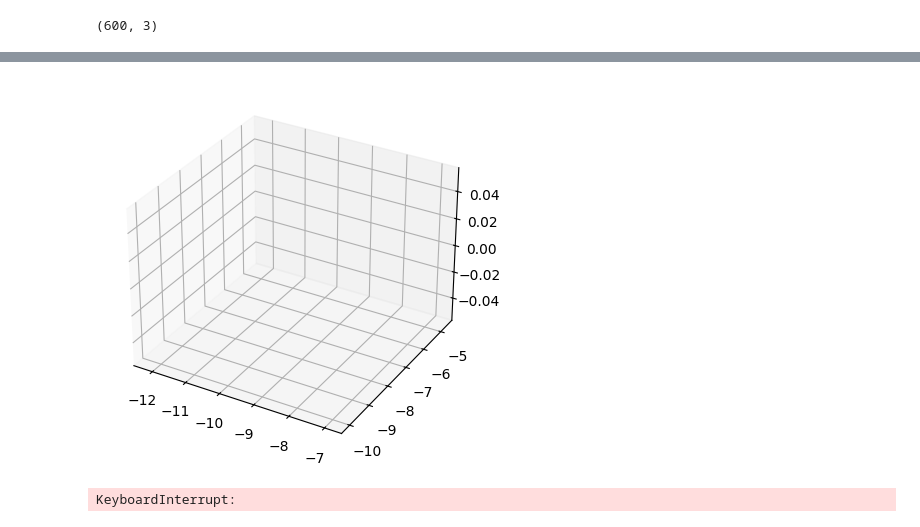
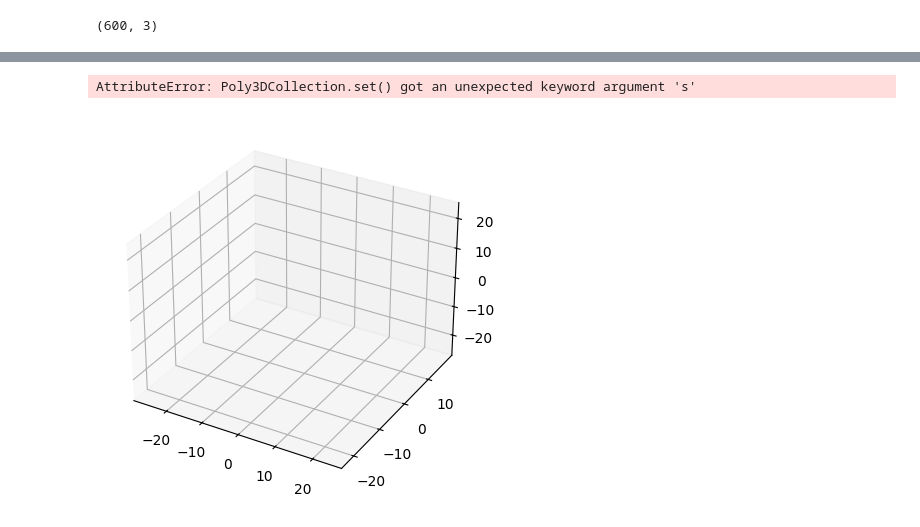
Before and after one commit to krisrjensen/csc730, a Jupyter notebook: optigrid/240118_optigrid.ipynb, the cells around one changed output, grey strips where cells are left out. Saved outputs shown, nothing was run; the diff lists cells and outputs as text; code cells hidden in the pictures.

```diff
--- a/optigrid/240118_optigrid.ipynb
+++ b/optigrid/240118_optigrid.ipynb
@@ -116,52 +123,58 @@ from mpl_toolkits.mplot3d import Axes3D
 grid_size = 0.5
 
 # Create the grid
-x_min_val = np.min(raw_data[:][0])
-y_min_val = np.min(raw_data[:][1])
-z_min_val = np.min(raw_data[:][2])
+x_min_val = np.min(raw_data[...,0])
+y_min_val = np.min(raw_data[...,1])
+z_min_val = np.min(raw_data[...,2])
 
-x_max_val = np.max(raw_data[:][0])
-y_max_val = np.max(raw_data[:][1])
-z_max_val = np.max(raw_data[:][2])
+x_max_val = np.max(raw_data[...,0])
+y_max_val = np.max(raw_data[...,1])
+z_max_val = np.max(raw_data[...,2])
 
 x_span = x_max_val - x_min_val
 y_span = y_max_val - y_min_val
 z_span = z_max_val - z_min_val
 
 x = np.arange(x_min_val, x_max_val, grid_size)
+#add one element to the end of the array to make sure we include the last value
+x=np.append(x,[x_max_val+grid_size])
+
 y = np.arange(y_min_val, y_max_val, grid_size)
+y=np.append(y,[y_max_val+grid_size])
+
 z = np.arange(z_min_val, z_max_val, grid_size)
+z=np.append(z,[z_max_val+grid_size])
 
 #generate a 3 dimensional grid using x, y, z
 X, Y, Z = np.meshgrid(y, x, z, indexing='xy')
 
 # Create the volumetric grid
 grid = np.zeros_like(X)
 
 # Create a figure and axis
 fig = plt.figure()
 ax = fig.add_subplot(111, projection='3d')
 # Assign values to the grid based on the cluster labels
 for i, label in enumerate(cluster_labels):
     if i < cluster_data.shape[0]:
-        xi = int(grid.shape[0]*((raw_data[i][0] - x_min_val) / x_span))
-        yi = int(grid.shape[1]*((raw_data[i][1] - y_min_val) / y_span))
-        zi = int(grid.shape[2]*((raw_data[i][2] - z_min_val) / z_span))
+        xi = int(grid.shape[0]*((raw_data[i][0] - x_min_val) / x_span))-1
+        yi = int(grid.shape[1]*((raw_data[i][1] - y_min_val) / y_span))-1
+        zi = int(grid.shape[2]*((raw_data[i][2] - z_min_val) / z_span))-1
         grid[xi, yi, zi] += 1
 
 # Plot the volumetric grid
-ax.voxels(X, Y, Z, grid, edgecolor='k')
+ax.voxels(X, Y, Z, np.resize(grid, np.array(grid.shape)-1), edgecolor='k', s=np.array(grid.shape)-1)
 
 # Plot each data point with its corresponding cluster color
-for i, label in enumerate(cluster_labels):
-    if i < cluster_data.shape[0]:
-        ax.scatter(cluster_data[i, 0], cluster_data[i, 1], cluster_data[i, 2], c=color_map[label], marker='o')
+#for i, label in enumerate(cluster_labels):
+#    if i < cluster_data.shape[0]:
+#        ax.scatter(cluster_data[i, 0], cluster_data[i, 1], cluster_data[i, 2], c=color_map[label], marker='o')
 
 ax.set_xlabel('X')
 ax.set_ylabel('Y')
 ax.set_zlabel('Z')
 
 plt.show()
 # %% [output]
+AttributeError: Poly3DCollection.set() got an unexpected keyword argument 's'
-[figure, old version]
+[figure, new version]
-KeyboardInterrupt:
```
Also changed, not shown: parts of 4 cells of this notebook.
